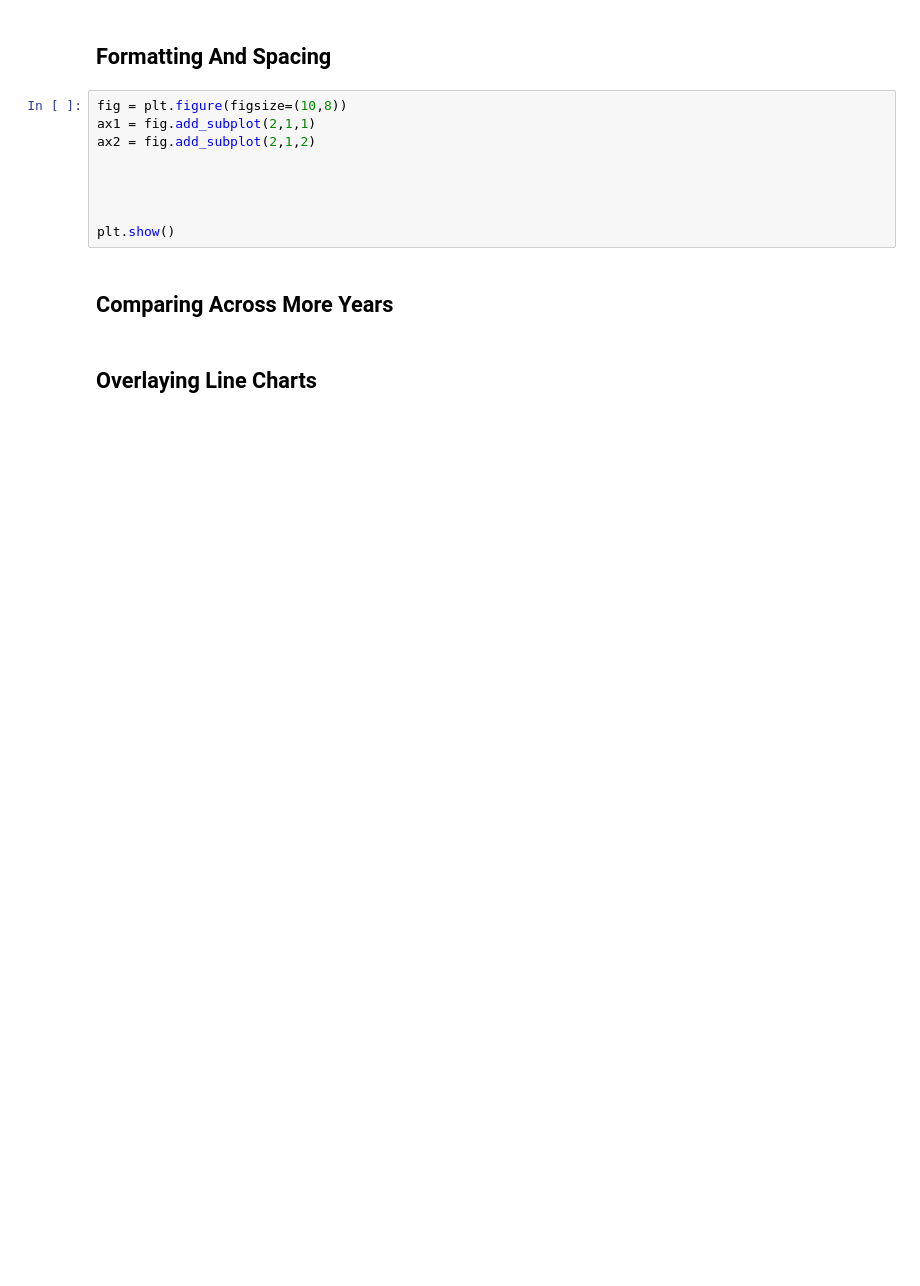
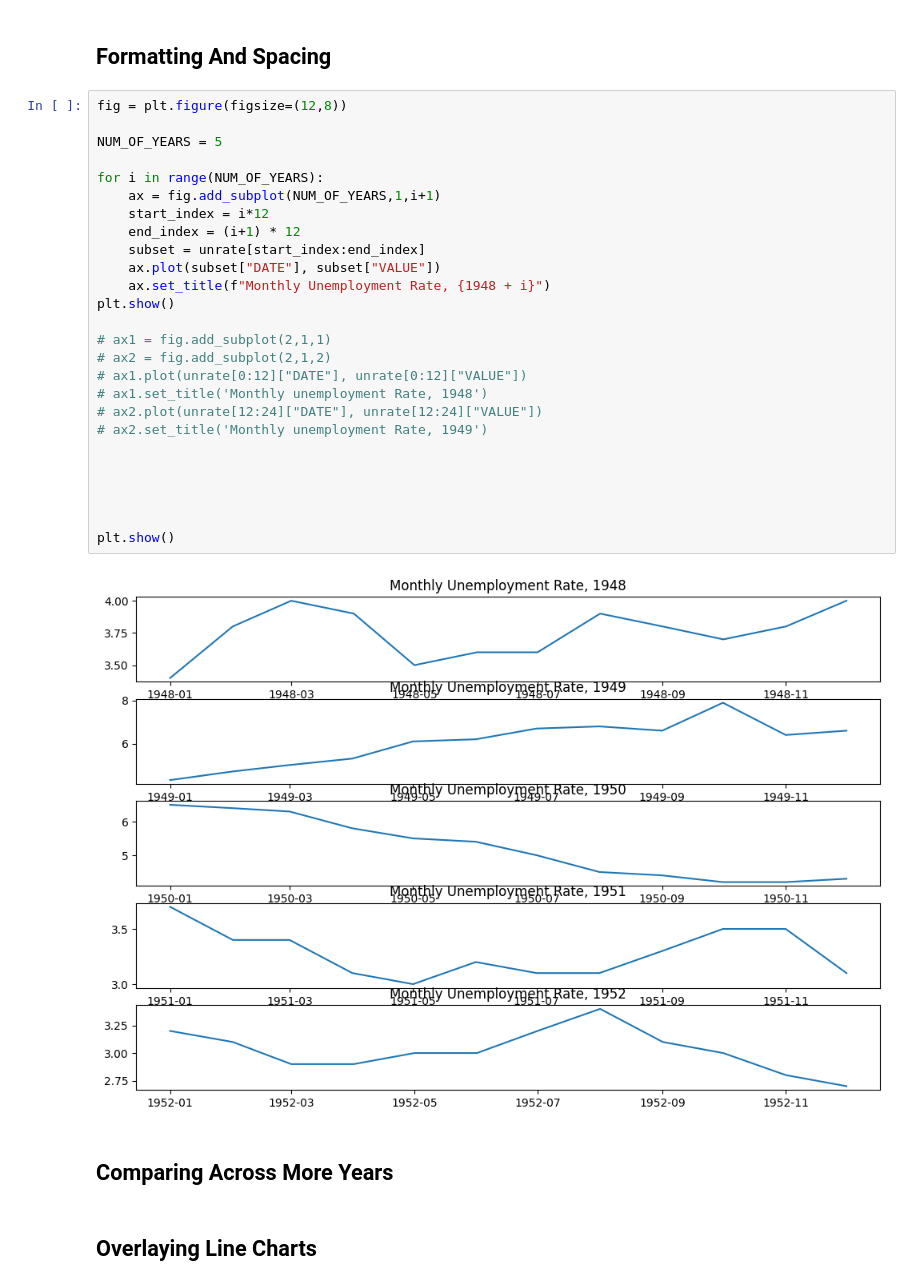
Before and after one commit to mihajlov123/python-analitika-notes, a Jupyter notebook: Del_05_Prikazovanje_podatkov_osnovno/05_Prikazovanje_podatkov_osnovno_CLEAN.ipynb, the cells around one changed output. Drawn from its saved outputs; the diff is of its cells as text; blank space fills up the shorter version.

```diff
--- a/Del_05_Prikazovanje_podatkov_osnovno/05_Prikazovanje_podatkov_osnovno_CLEAN.ipynb
+++ b/Del_05_Prikazovanje_podatkov_osnovno/05_Prikazovanje_podatkov_osnovno_CLEAN.ipynb
@@ -168,14 +182,33 @@ ax2 = fig.add_subplot(2,1,2)
 # %% [markdown]
 ## Formatting And Spacing
-# %%
-fig = plt.figure(figsize=(10,8))
-ax1 = fig.add_subplot(2,1,1)
-ax2 = fig.add_subplot(2,1,2)
-
-
-
-
-plt.show()
+# %%
+fig = plt.figure(figsize=(12,8))
+
+NUM_OF_YEARS = 5
+
+for i in range(NUM_OF_YEARS):
+    ax = fig.add_subplot(NUM_OF_YEARS,1,i+1)
+    start_index = i*12
+    end_index = (i+1) * 12
+    subset = unrate[start_index:end_index]
+    ax.plot(subset["DATE"], subset["VALUE"])
+    ax.set_title(f"Monthly Unemployment Rate, {1948 + i}")
+plt.show()
+
+# ax1 = fig.add_subplot(2,1,1)
+# ax2 = fig.add_subplot(2,1,2)
+# ax1.plot(unrate[0:12]["DATE"], unrate[0:12]["VALUE"])
+# ax1.set_title('Monthly unemployment Rate, 1948')
+# ax2.plot(unrate[12:24]["DATE"], unrate[12:24]["VALUE"])
+# ax2.set_title('Monthly unemployment Rate, 1949')
+
+
+
+
+
+plt.show()
+# %% [output]
+[figure, added]
 # %% [markdown]
 ## Comparing Across More Years
 # %% [markdown]
```
Also changed, not shown: parts of 28 cells of this notebook, 1 other file.
